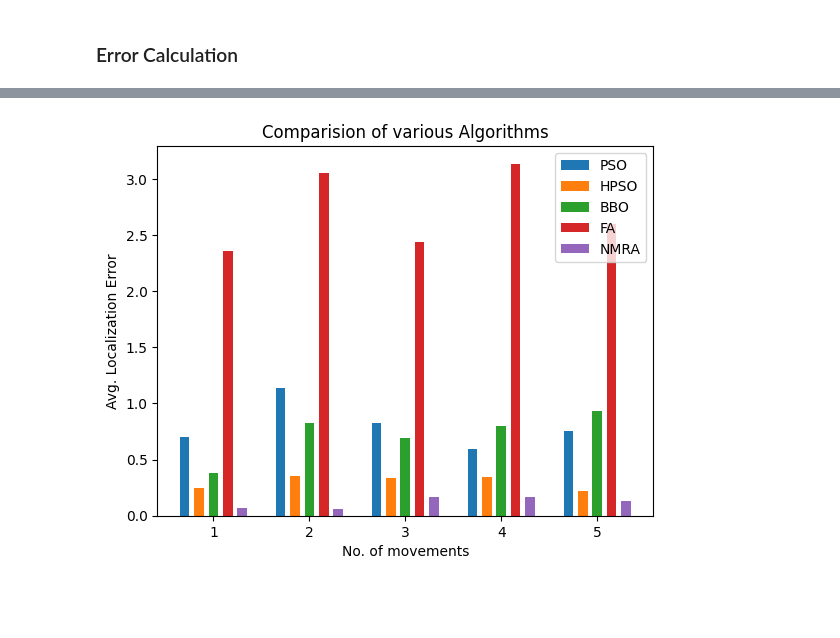
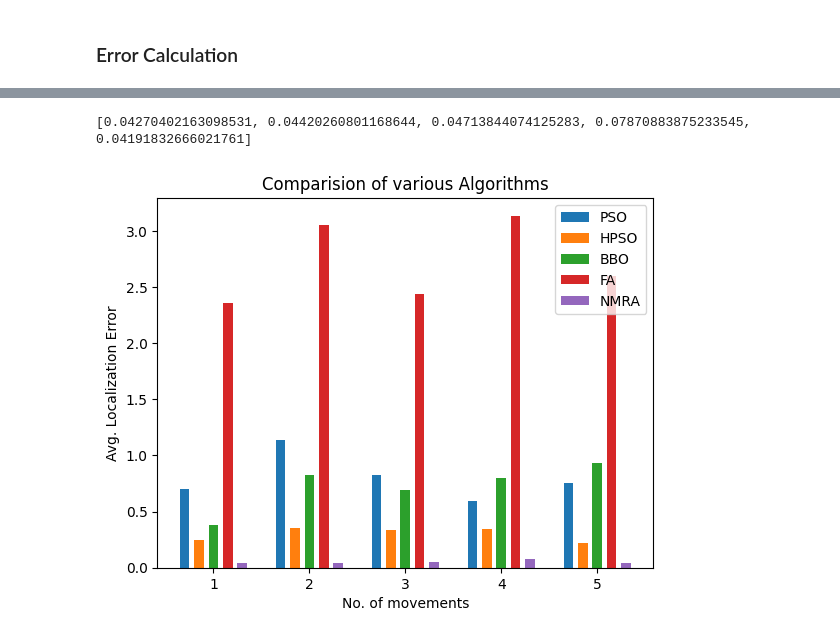
Before and after one commit to Ajay-Baghel/IOT-project, a Jupyter notebook: Localization_using_NMRA.ipynb, the cells around one changed output, grey strips where cells are left out. Drawn from its saved outputs; the diff is of its cells as text; code cells hidden in the pictures; blank space fills up the shorter version.

```diff
--- a/Localization_using_NMRA.ipynb
+++ b/Localization_using_NMRA.ipynb
@@ -248,20 +266,0 @@ print(len(predicted_C[0]),len(original_C[0]))
-# %%
-curr_anchor = np.array(curr_anchor)
-anchor_x, anchor_y = curr_anchor.T
-
-for i in range(no_of_movements):
-    predicted = np.array(predicted_C[i])
-    predicted_x, predicted_y = predicted.T
-
-    original = np.array(original_C[i])
-    original_x, original_y = original.T
-
-    title = 'Random Movement '+ str(i +1)
-
-    plt.title(title)
-    plt.scatter(original_x, predicted_y, marker = 'D', s = 100, c = 'Orange', label = 'Actual Coordinates')
-    plt.scatter(predicted_x, predicted_y, marker = '+', s = 100, c = 'green', label = 'Estimated Coordinates')
-    plt.scatter(anchor_x[i],anchor_y[i],marker='*',s = 100)
-    plt.text(anchor_x[i], anchor_y[i], '({}, {})'.format(round(anchor_x[i],2), round(anchor_y[i],2)))
-    plt.legend()
-    plt.show()
@@ -273,0 +267,17 @@ for i in range(no_of_movements):
+# %%
+for i in range(no_of_movements):
+    predicted = np.array(predicted_C[i])
+    predicted_x, predicted_y = predicted.T
+
+    original = np.array(original_C[i])
+    original_x, original_y = original.T
+
+    title = 'Random Movement '+ str(i +1)
+
+    plt.title(title)
+    plt.scatter(original_x, predicted_y, marker = 'D', s = 100, c = 'Orange', label = 'Actual Coordinates')
+    plt.scatter(predicted_x, predicted_y, marker = '+', s = 100, c = 'green', label = 'Estimated Coordinates')
+    plt.scatter(anchor.x,anchor.y,marker='*',s = 100)
+    plt.text(anchor.x, anchor.y, '({}, {})'.format(round(anchor.x,2), round(anchor.y,2)))
+    plt.legend()
+    plt.show()
@@ -320,21 +439,25 @@ FA_avg_error = [2.3594, 3.0538, 2.4412, 3.136, 2.6024]
 BBO_avg_error = [0.3838, 0.8227, 0.6926, 0.7984, 0.9317]
 PSO_avg_error = [0.7048,1.1338,0.8236,0.5982, 0.7536]
 HPSO_avg_error = [0.2449,0.3536,0.3338,0.3491,0.2209]
+NMRA_avg_error = avg_error[:5]
+print(NMRA_avg_error)
+# %% [output]
+[0.04270402163098531, 0.04420260801168644, 0.04713844074125283, 0.07870883875233545, 0.04191832666021761]
 # %%
-xaxis = np.arange(1,no_of_movements+1)
+xaxis = np.arange(1,6)
 plt.bar(xaxis - 0.3, PSO_avg_error, 0.10, label = 'PSO')
 plt.bar(xaxis - 0.15, HPSO_avg_error, 0.10, label = 'HPSO')
 plt.bar(xaxis, BBO_avg_error, 0.10, label = 'BBO')
 plt.bar(xaxis + 0.15, FA_avg_error, 0.10, label = 'FA')
-plt.bar(xaxis + 0.3, avg_error, 0.10, label = 'NMRA')
+plt.bar(xaxis + 0.3, NMRA_avg_error, 0.10, label = 'NMRA')
 plt.legend()
 plt.xlabel('No. of movements')
 plt.ylabel('Avg. Localization Error')
 plt.xticks(xaxis)
 plt.title("Comparision of various Algorithms")
 plt.show()
 # %% [output]
-[figure, old version]
+[figure, new version]
 # %%
 error_convergence = []
 
```
Also changed, not shown: parts of 21 cells of this notebook, 18 other files.
